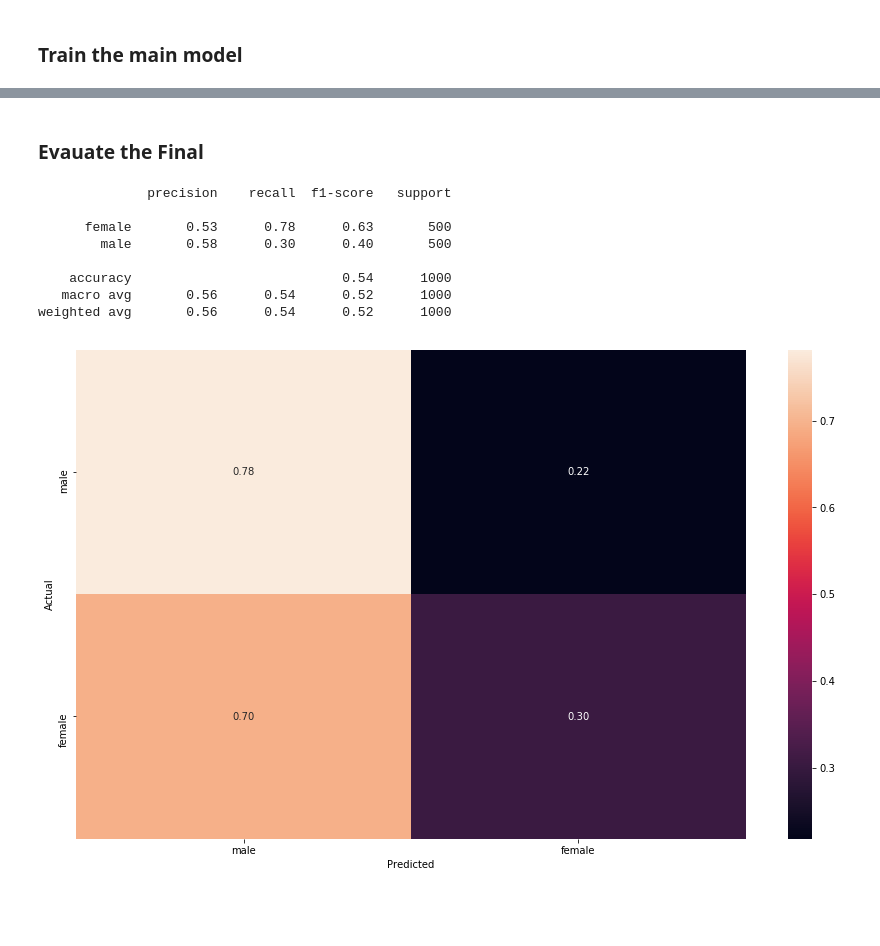
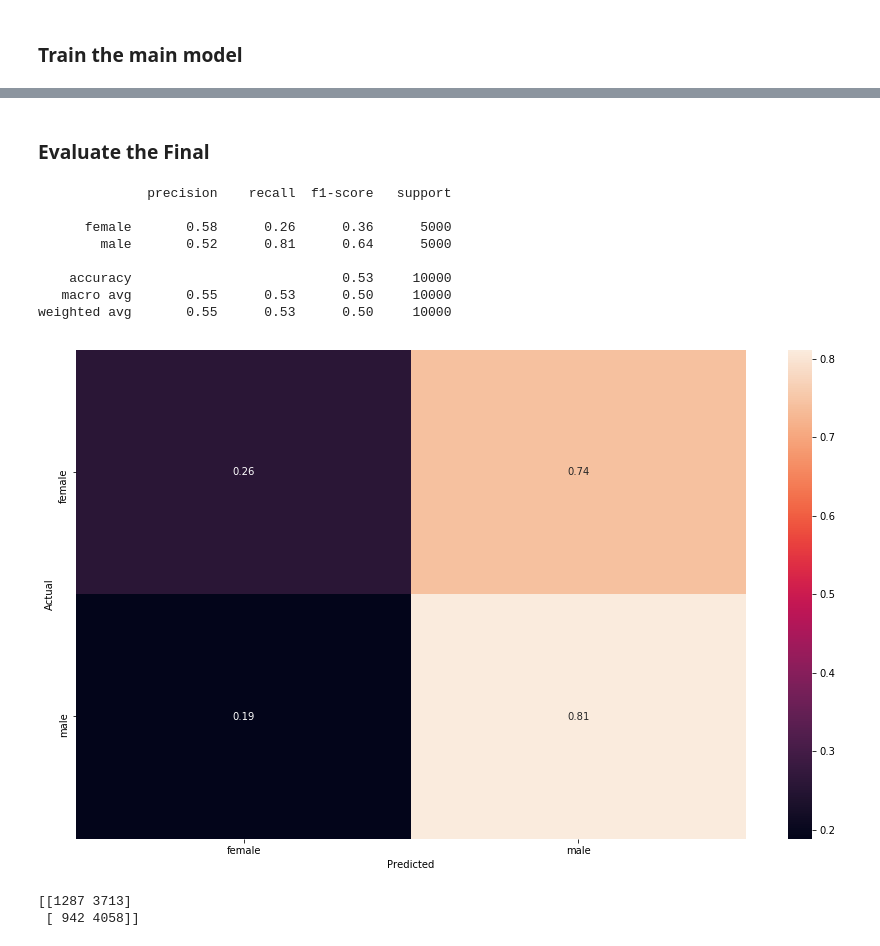
Before and after one commit to CowKeyMan/BlogGenderIdentification, a Jupyter notebook: Implementation/10. Machine Learning Model and Evalution.ipynb, the cells around one changed output, grey strips where cells are left out. Cells and saved outputs as stored; diff of their text form; code cells hidden in the pictures; blank space fills up the shorter version.

```diff
--- a/Implementation/10. Machine Learning Model and Evalution.ipynb
+++ b/Implementation/10. Machine Learning Model and Evalution.ipynb
@@ -39,6 +39,7 @@ def plot_confusion_matrix(targets = [], predicted = [], labels = []):
 # %%
 # Note: We call this df_train for memory issues
 df_train = pd.read_csv(data_filename).dropna()
+df_train = df_train.sample(frac=1).reset_index(drop=True)
 df_train.head()
 # %% [output]
 |  | PostID | WordCount | SentenceCount | AvgWordLength | AvgSentenceLength | UniqueWordsPercentage | URLCount | ... |
@@ -53,18 +54,18 @@ df_train.head()
 # %%
 df_test = df_train[ df_train['TrainTest'] == 'test' ]
 
-df_male = df_test[ df_test['Gender'] == 'male' ][:5000]
-df_female = df_test[ df_test['Gender'] == 'female' ][:5000]
-df_test = df_male.append(df_female, ignore_index=True)
+# df_male = df_test[ df_test['Gender'] == 'male' ][:5000]
+# df_female = df_test[ df_test['Gender'] == 'female' ][:5000]
+# df_test = df_male.append(df_female, ignore_index=True)
 
 y_test = df_test['Gender']
 df_test = df_test.drop(['TrainTest', 'Gender', 'PostID'], axis=1)
 
 df_train = df_train[ df_train['TrainTest'] == 'train' ]
 
-df_male = df_train[ df_train['Gender'] == 'male' ][:5000]
-df_female = df_train[ df_train['Gender'] == 'female' ][:5000]
-df_train = df_male.append(df_female, ignore_index=True)
+# df_male = df_train[ df_train['Gender'] == 'male' ][:5000]
+# df_female = df_train[ df_train['Gender'] == 'female' ][:5000]
+# df_train = df_male.append(df_female, ignore_index=True)
 
 y_train = df_train['Gender']
 df_train = df_train.drop(['TrainTest', 'Gender', 'PostID'], axis=1)
@@ -151,30 +152,33 @@ weighted avg       0.65      0.63      0.61      1000
 ### Train the main model
 # %%
 # Tune hyperparmeters by sklearn's random search
-param_distributions =  {'learning_rate_init': uniform(0.0001, 0.1)}
+param_distributions =  {'learning_rate_init': uniform(0.0001, 0.1),
+                       'alpha': uniform(0.00001, 0.1)}
 
-mlp = MLPClassifier (hidden_layer_sizes=(df_train.shape[1]+100, ), activation='relu',
-                     solver='adam', alpha=0.0001, batch_size='auto',
-                     learning_rate='adaptive', learning_rate_init=0.001,
-                     max_iter=4, shuffle=True, random_state=42,
-                     tol=0.0001, verbose=False, warm_start=False, momentum=0.9,
+mlp = MLPClassifier (hidden_layer_sizes=(df_train.shape[1]+100, df_train.shape[1]+100),
+                     activation='relu',
+                     solver='adam', alpha=0.0001, batch_size=1000,
+                     learning_rate='constant', learning_rate_init=0.001,
+                     max_iter=100, shuffle=True, random_state=42,
+                     tol=0.0001, verbose=False, warm_start=False, momentum=0.8,
                      early_stopping=True, validation_fraction=0.2,
                      beta_1=0.9, beta_2=0.999, epsilon=1e-08, n_iter_no_change=10)
 # random search trough the hyperparameters
 clf_search_cv = RandomizedSearchCV(mlp,
                                     param_distributions,
                                     iid=False,
-                                    n_iter=10,
-                                    n_jobs=2,
+                                    n_iter=5,
+                                    n_jobs=-1,
                                     pre_dispatch='2*n_jobs',
-                                    cv=5,
+                                    cv=3,
                                     refit=True,
-                                    verbose=False,
+                                    verbose=True,
                                     random_state=42,
                                     return_train_score=False
                                    )
 
-clf_search_cv.fit(df_train.iloc[:10000], y_train[:10000])
+clf_search_cv.fit(df_train.iloc[:1000],
+                  y_train[:1000])
 
 mlp = clf_search_cv.best_estimator_
 mlp
@@ -188,6 +192,7 @@ MLPClassifier(activation='relu', alpha=0.0001, batch_size='auto', beta_1=0.9,
               validation_fraction=0.2, verbose=False, warm_start=False)
 # %%
 # Train it
+mlp.verbose = True
 mlp.fit(df_train, y_train)
 dump(mlp, final_model_filename)
 # %% [output]
@@ -195,16 +217,19 @@ dump(mlp, final_model_filename)
 # %% [markdown]
-### Evauate the Final
+### Evaluate the Final
 # %%
 predictions = mlp.predict(df_test)
 print(metrics.classification_report(y_test, predictions))
-plot_confusion_matrix(targets=y_test, predicted=predictions, labels=['male', 'female'])
+plot_confusion_matrix(targets=y_test, predicted=predictions, labels=np.unique(y_test))
+print(metrics.confusion_matrix(y_test, predictions))
 # %% [output]
               precision    recall  f1-score   support
 
-      female       0.53      0.78      0.63       500
-        male       0.58      0.30      0.40       500
+      female       0.58      0.26      0.36      5000
+        male       0.52      0.81      0.64      5000
 
-    accuracy                           0.54      1000
-   macro avg       0.56      0.54      0.52      1000
-weighted avg       0.56      0.54      0.52      1000
+    accuracy                           0.53     10000
+   macro avg       0.55      0.53      0.50     10000
+weighted avg       0.55      0.53      0.50     10000
-[figure, old version]
+[figure, new version]
+[[1287 3713]
+ [ 942 4058]]
```
Also changed, not shown: parts of 6 cells of this notebook, 2 other files.
